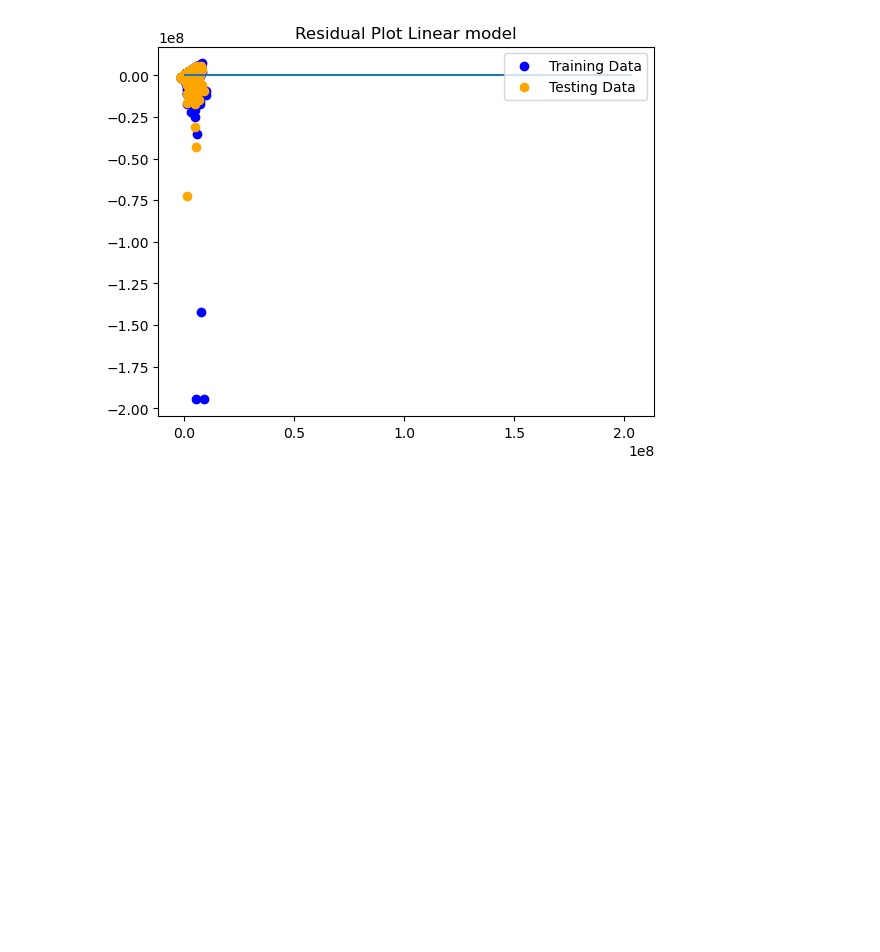
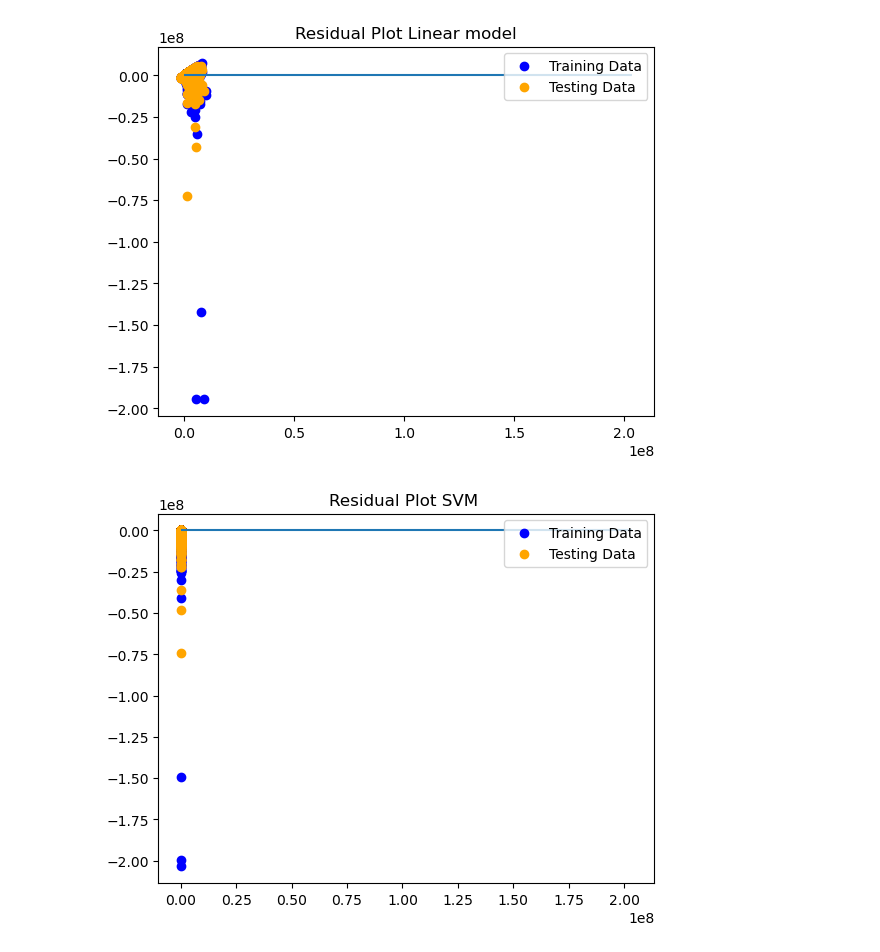
Before and after one commit to Abdelrahman-Magdii/ML, a Jupyter notebook: Project.ipynb, the cells around one changed output. Drawn from its saved outputs; the diff is of its cells as text; code cells hidden in the pictures; blank space fills up the shorter version.

```diff
--- a/Project.ipynb
+++ b/Project.ipynb
@@ -220,3 +251,12 @@ plt.title("Residual Plot Linear model")
 plt.show()
 # %% [output]
 [figure]
+# %%
+plt.scatter(svr_model.predict(X_train), svr_model.predict(X_train) - Y_train, c="blue", label="Training Data")
+plt.scatter(svr_model.predict(X_test), svr_model.predict(X_test) - Y_test, c="orange", label="Testing Data")
+plt.legend()
+plt.hlines(y=0, xmin=y.min(), xmax=y.max())
+plt.title("Residual Plot SVM ")
+plt.show()
+# %% [output]
+[figure, added]
```
Also changed, not shown: parts of 9 cells of this notebook.
